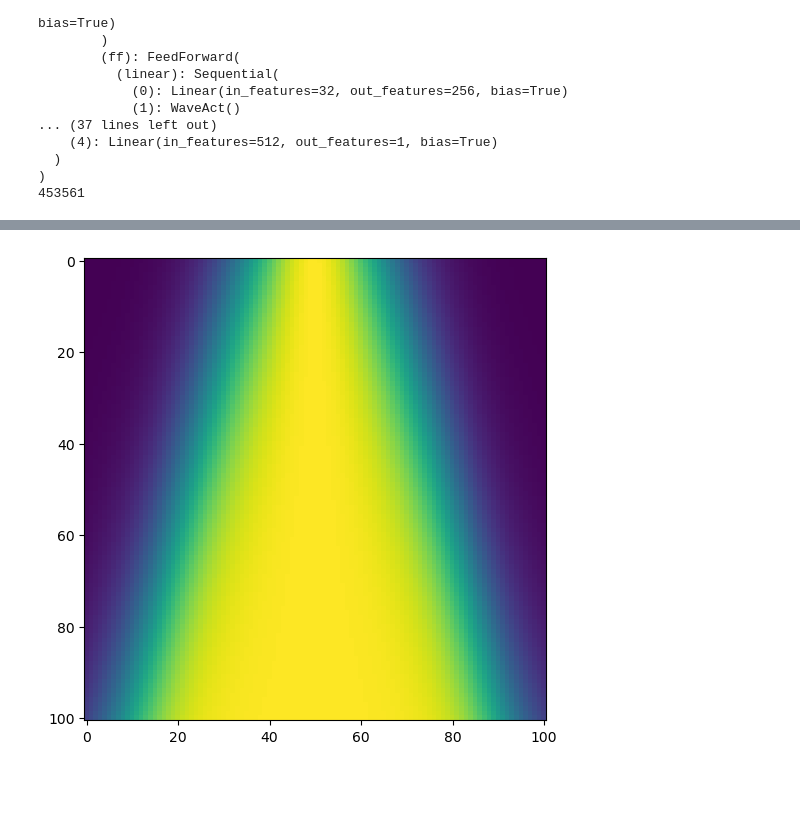
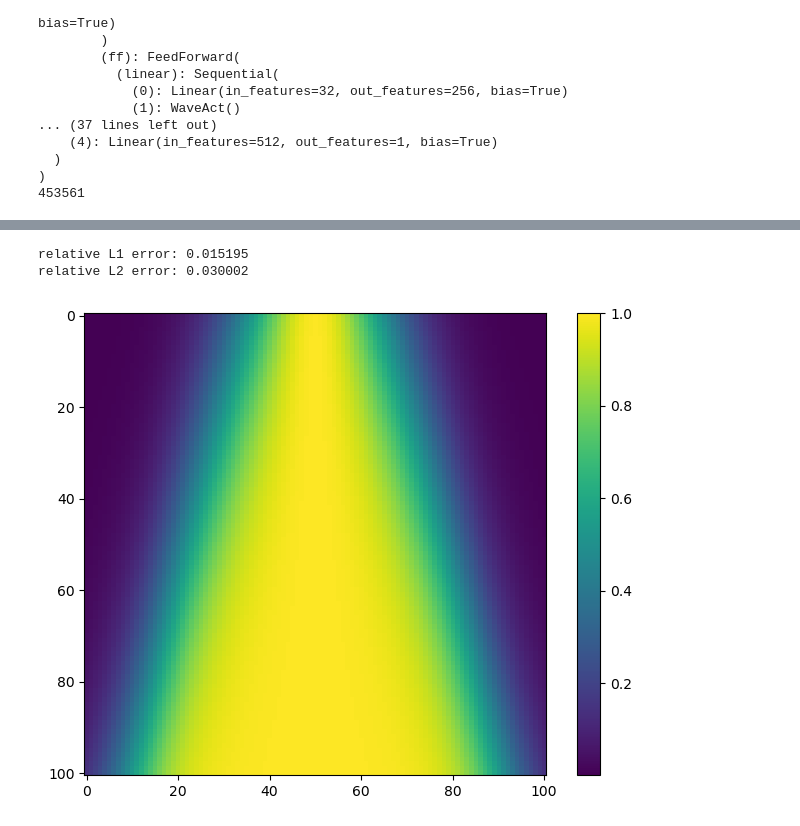
Before and after one commit to AdityaLab/pinnsformer, a Jupyter notebook: demo/1d_reaction/1d_reaction_pinnsformer.ipynb, the cells around one changed output, grey strips where cells are left out. Saved outputs shown, nothing was run; the diff lists cells and outputs as text; code cells hidden in the pictures; blank space fills up the shorter version.

```diff
--- a/demo/1d_reaction/1d_reaction_pinnsformer.ipynb
+++ b/demo/1d_reaction/1d_reaction_pinnsformer.ipynb
@@ -17,7 +17,7 @@ random.seed(seed)
 torch.manual_seed(seed)
 torch.cuda.manual_seed(seed)
 
-device = 'cuda:3'
+device = 'cuda:1'
 # %%
 # Train PINNsformer
 res, b_left, b_right, b_upper, b_lower = get_data([0,2*np.pi], [0,1], 51, 51)
@@ -104,16 +106,35 @@ Loss Res: 0.000004, Loss_BC: 0.000000, Loss_IC: 0.000002
 # %%
 # Visualize PINNsformer
 res_test = make_time_sequence(res_test, num_step=5, step=1e-4)
 res_test = torch.tensor(res_test, dtype=torch.float32, requires_grad=True).to(device)
 x_test, t_test = res_test[:,:,0:1], res_test[:,:,1:2]
 
 with torch.no_grad():
     pred = model(x_test, t_test)[:,0:1]
     pred = pred.cpu().detach().numpy()
 
 pred = pred.reshape(101,101)
+
+def h(x):
+    return np.exp( - (x-np.pi)**2 / (2 * (np.pi/4)**2))
+
+def u_ana(x,t):
+    return h(x) * np.exp(5*t) / ( h(x) * np.exp(5*t) + 1 - h(x))
+
+res_test, _, _, _, _ = get_data([0,2*np.pi], [0,1], 101, 101)
+u = u_ana(res_test[:,0], res_test[:,1]).reshape(101,101)
+
+rl1 = np.sum(np.abs(u-pred)) / np.sum(np.abs(u))
+rl2 = np.sqrt(np.sum((u-pred)**2) / np.sum(u**2))
+
+print('relative L1 error: {:4f}'.format(rl1))
+print('relative L2 error: {:4f}'.format(rl2))
+
 plt.figure(figsize=(8,6))
 plt.imshow(pred)
+plt.colorbar()
 plt.show()
 # %% [output]
+relative L1 error: 0.015195
+relative L2 error: 0.030002
-[figure, old version]
+[figure, new version]
```
Also changed, not shown: parts of 1 cell of this notebook, 3 other files.
